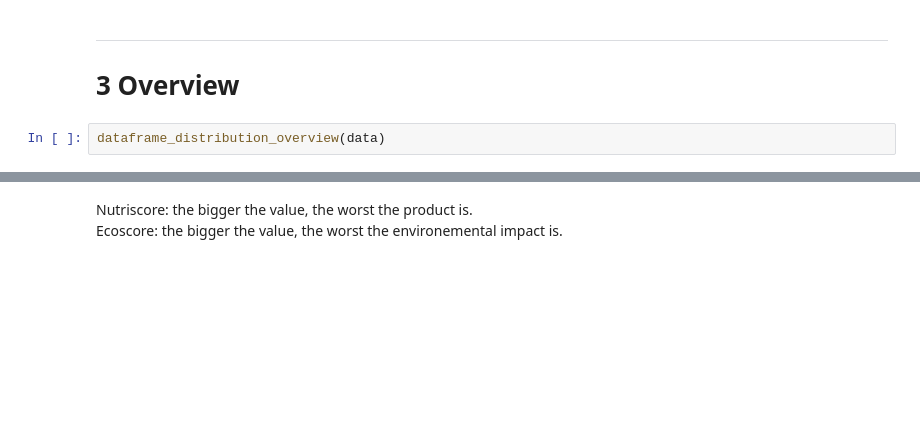
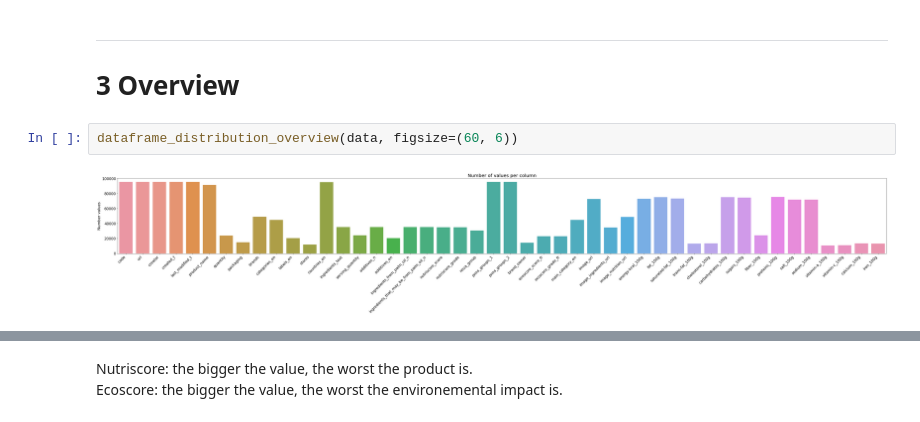
Before and after one commit to curiousmindflow/oc-ml-p2, a Jupyter notebook: exploration.ipynb, the cells around one changed output, grey strips where cells are left out. Drawn from its saved outputs; the diff is of its cells as text; blank space fills up the shorter version.

```diff
--- a/exploration.ipynb
+++ b/exploration.ipynb
@@ -26,4 +29,6 @@ data.shape
 ***
 # 3 Overview
 # %%
-dataframe_distribution_overview(data)
+dataframe_distribution_overview(data, figsize=(60, 6))
+# %% [output]
+[figure, added]
```
Also changed, not shown: parts of 56 cells of this notebook, 2 other files.
